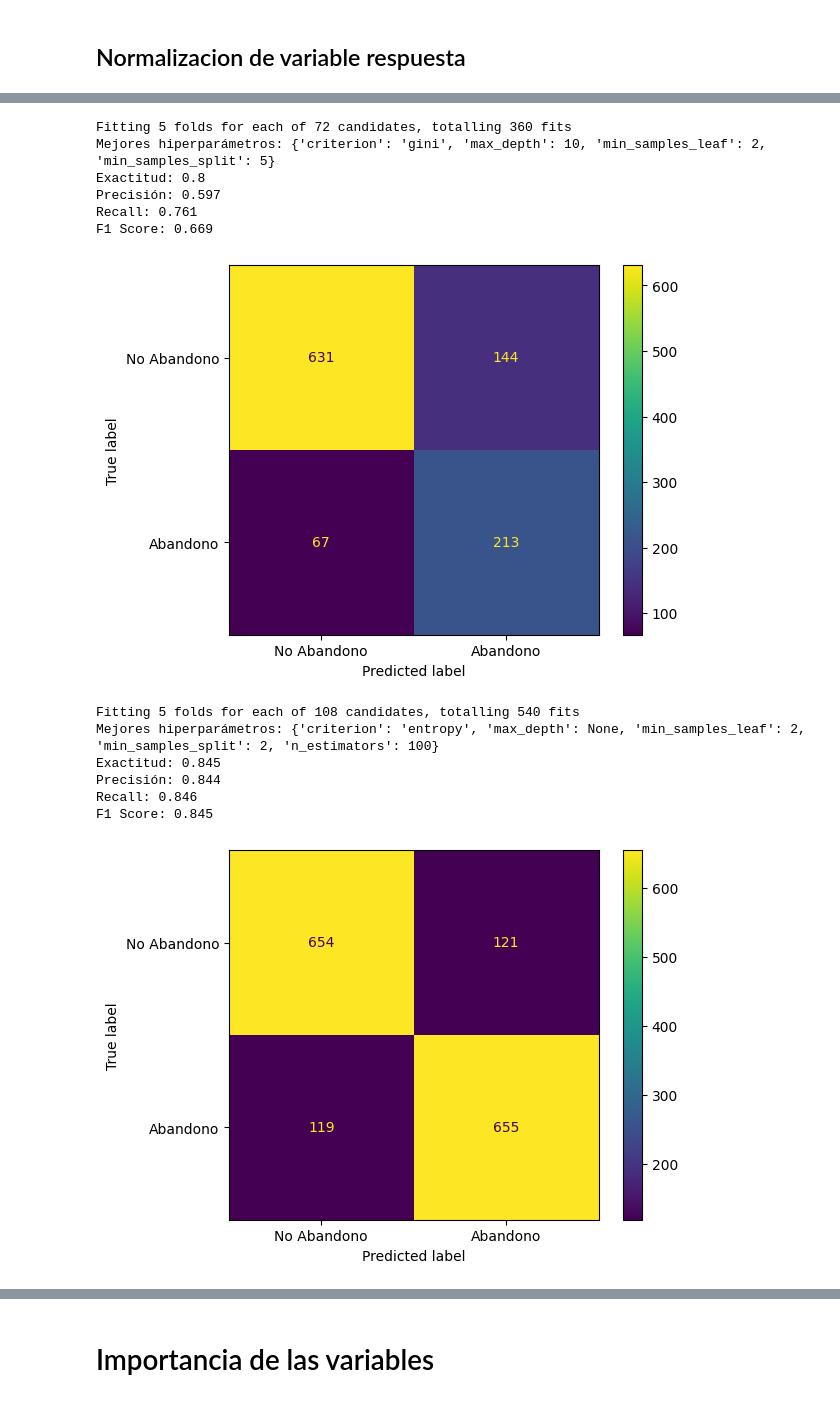
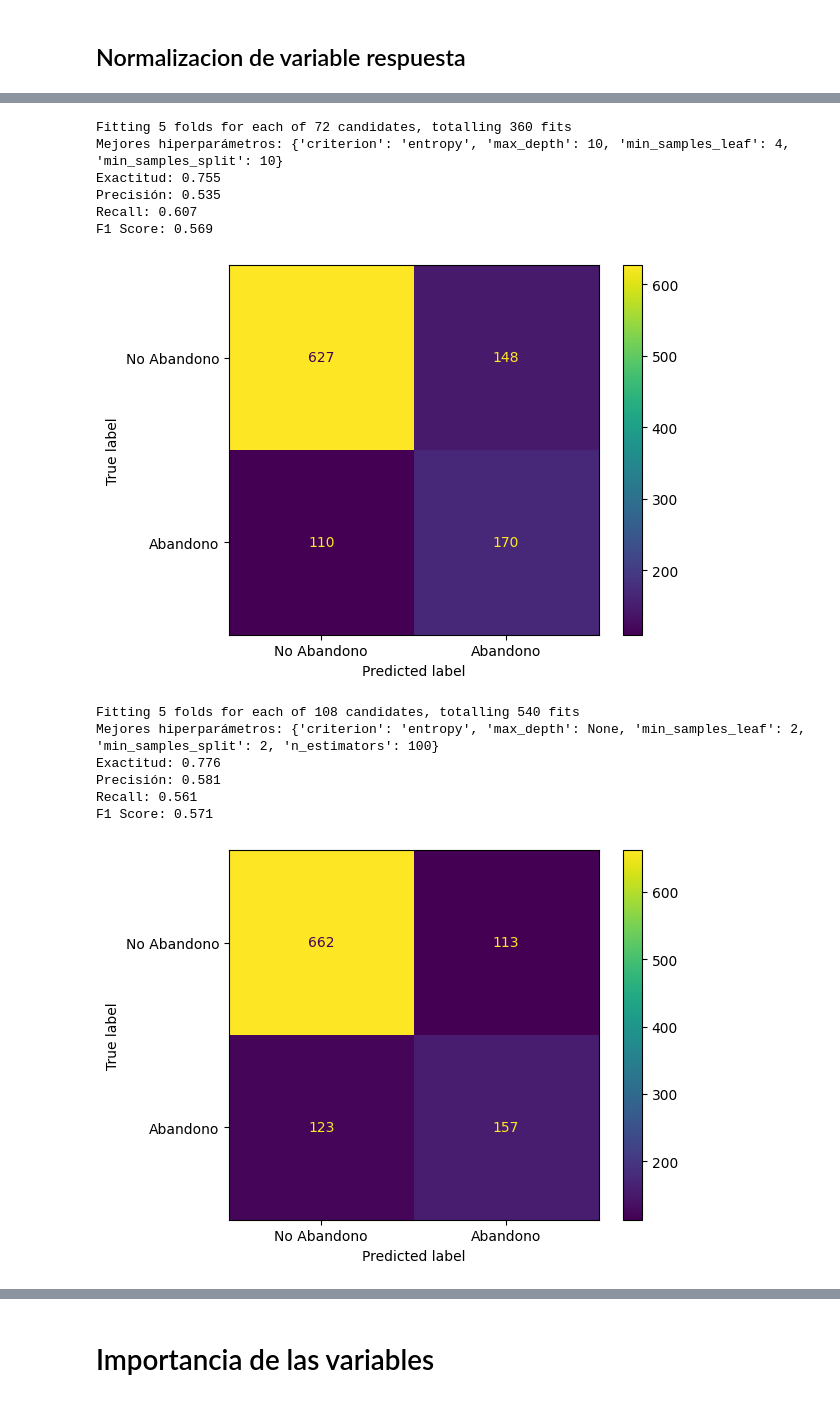
Before and after one commit to ErikGzz03TEC/Challenge_Telecom_X_parte_2, a Jupyter notebook: Challenge_TelecomX_2.ipynb, the cells around one changed output, grey strips where cells are left out. Drawn from its saved outputs; the diff is of its cells as text; code cells hidden in the pictures.

```diff
--- a/Challenge_TelecomX_2.ipynb
+++ b/Challenge_TelecomX_2.ipynb
@@ -402,6 +402,3 @@ display(vif_resultados[vif_resultados['VIF'] > 5])
 # %%
 from sklearn.model_selection import train_test_split
 from imblearn.over_sampling import SMOTE
-# %%
-oversampling = SMOTE(random_state= 5)
-X_df, y = oversampling.fit_resample(X_df,y)
@@ -419,8 +409,8 @@ X_val, X_test, y_val, y_test = train_test_split(X_temp, y_temp, test_size=0.50,
 # %% [markdown]
 ## Normalizacion de variable respuesta
 # %%
-# oversampling = SMOTE(random_state= 5)
-# X_train_balanceada, y_train_balanceada = oversampling.fit_resample(X_train,y_train)
+oversampling = SMOTE(random_state= 5)
+X_train_balanceada, y_train_balanceada = oversampling.fit_resample(X_train,y_train)
 # %%
 from sklearn.ensemble import RandomForestClassifier
 from sklearn.linear_model import LogisticRegression
@@ -555,45 +545,45 @@ y_pred_best_tree = best_tree.predict(X_val)
 resultados_best_tree = evaluacion_modelos(y_val, y_pred_best_tree)
 # %% [output]
 Fitting 5 folds for each of 72 candidates, totalling 360 fits
-Mejores hiperparámetros: {'criterion': 'gini', 'max_depth': 10, 'min_samples_leaf': 2, 'min_samples_split': 5}
-Exactitud: 0.8
-Precisión: 0.597
-Recall: 0.761
-F1 Score: 0.669
+Mejores hiperparámetros: {'criterion': 'entropy', 'max_depth': 10, 'min_samples_leaf': 4, 'min_samples_split': 10}
+Exactitud: 0.755
+Precisión: 0.535
+Recall: 0.607
+F1 Score: 0.569
-[figure, old version]
+[figure, new version]
 # %%
 param_grid_rf = {
     'n_estimators': [100, 200],
     'max_depth': [5, 10, None],
     'min_samples_split': [2, 5, 10],
     'min_samples_leaf': [1, 2, 4],
     'criterion': ['gini', 'entropy']
 }
 
 grid_search_rf = GridSearchCV(
     estimator=RandomForestClassifier(random_state=5),
     param_grid=param_grid_rf,
     cv=skf,
     scoring='f1',
     n_jobs=-1,
     verbose=1
 )
 
-grid_search_rf.fit(X_train, y_train)
+grid_search_rf.fit(X_train_balanceada, y_train_balanceada)
 
 best_rf = grid_search_rf.best_estimator_
 print("Mejores hiperparámetros:", grid_search_rf.best_params_)
 
 y_pred_best_rf = best_rf.predict(X_val)
 evaluacion_modelos(y_val, y_pred_best_rf)
 # %% [output]
 Fitting 5 folds for each of 108 candidates, totalling 540 fits
 Mejores hiperparámetros: {'criterion': 'entropy', 'max_depth': None, 'min_samples_leaf': 2, 'min_samples_split': 2, 'n_estimators': 100}
-Exactitud: 0.845
-Precisión: 0.844
-Recall: 0.846
-F1 Score: 0.845
+Exactitud: 0.776
+Precisión: 0.581
+Recall: 0.561
+F1 Score: 0.571
-[figure, old version]
+[figure, new version]
 # %%
 param_grid_knn = {
     'n_neighbors': [3, 5, 7, 9, 11],
```
Also changed, not shown: parts of 18 cells of this notebook.
